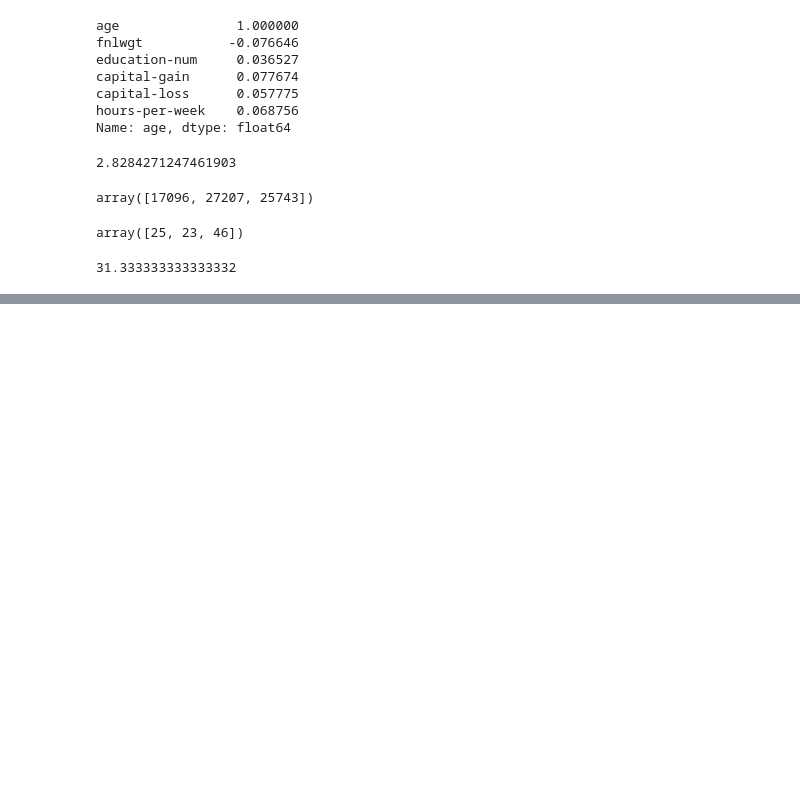
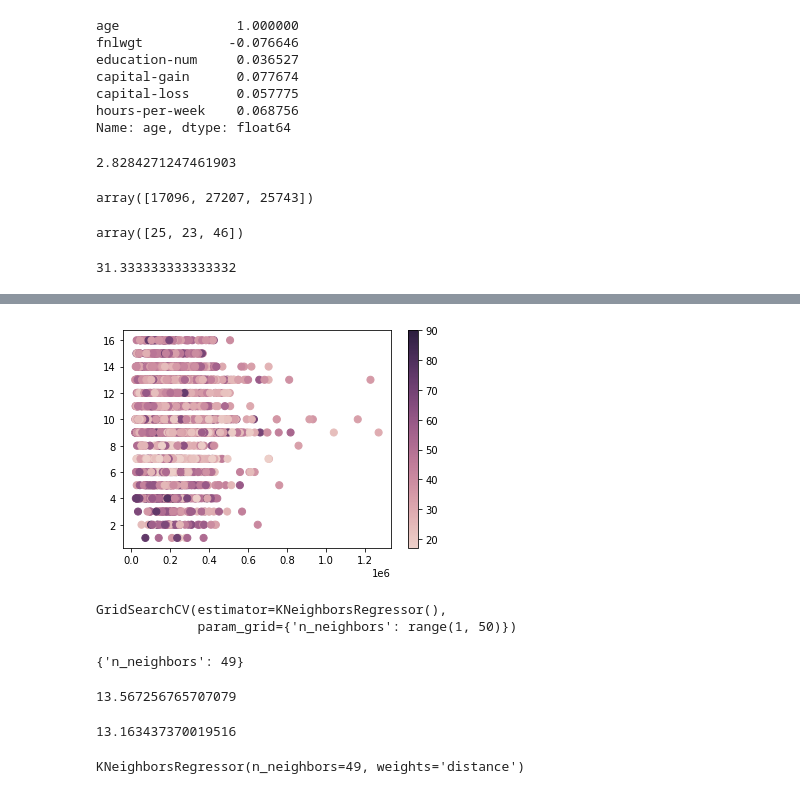
Before and after one commit to AdrianDiaz99/Inteligencia-Artificial, a Jupyter notebook: KNN.ipynb, the cells around one changed output, grey strips where cells are left out. Saved outputs shown, nothing was run; the diff lists cells and outputs as text; code cells hidden in the pictures; blank space fills up the shorter version.

```diff
--- a/KNN.ipynb
+++ b/KNN.ipynb
@@ -124,0 +164,56 @@ prediction
+# %%
+cmap = sns.cubehelix_palette(as_cmap=True)
+f, ax = plt.subplots()
+points = ax.scatter(
+    X_test[:, 0], X_test[:, 1], c=y_test, s=50, cmap=cmap
+)
+f.colorbar(points)
+plt.show()
+# %% [output]
+[figure, added]
+# %%
+from sklearn.model_selection import GridSearchCV
+parameters = {"n_neighbors": range(1, 50)}
+gridsearch = GridSearchCV(KNeighborsRegressor(), parameters)
+gridsearch.fit(X_train, y_train)
+# %% [output]
+GridSearchCV(estimator=KNeighborsRegressor(),
+             param_grid={'n_neighbors': range(1, 50)})
+# %%
+gridsearch.best_params_
+# %% [output]
+{'n_neighbors': 49}
+# %%
+train_preds_grid = gridsearch.predict(X_train)
+train_mse = mean_squared_error(y_train, train_preds_grid)
+train_rmse = sqrt(train_mse)
+test_preds_grid = gridsearch.predict(X_test)
+test_mse = mean_squared_error(y_test, test_preds_grid)
+test_rmse = sqrt(test_mse)
+train_rmse
+test_rmse
+# %% [output]
+13.567256765707079
+# %%
+parameters = {
+    "n_neighbors": range(1, 50),
+    "weights": ["uniform", "distance"],
+}
+gridsearch = GridSearchCV(KNeighborsRegressor(), parameters)
+gridsearch.fit(X_train, y_train)
+gridsearch.best_params_
+test_preds_grid = gridsearch.predict(X_test)
+test_mse = mean_squared_error(y_test, test_preds_grid)
+test_rmse = sqrt(test_mse)
+test_rmse
+# %% [output]
+13.163437370019516
+# %%
+best_k = gridsearch.best_params_["n_neighbors"]
+best_weights = gridsearch.best_params_["weights"]
+bagged_knn = KNeighborsRegressor(
+    n_neighbors=best_k, weights=best_weights
+)
+bagged_knn
+# %% [output]
+KNeighborsRegressor(n_neighbors=49, weights='distance')
```
Also changed, not shown: parts of 7 cells of this notebook.
